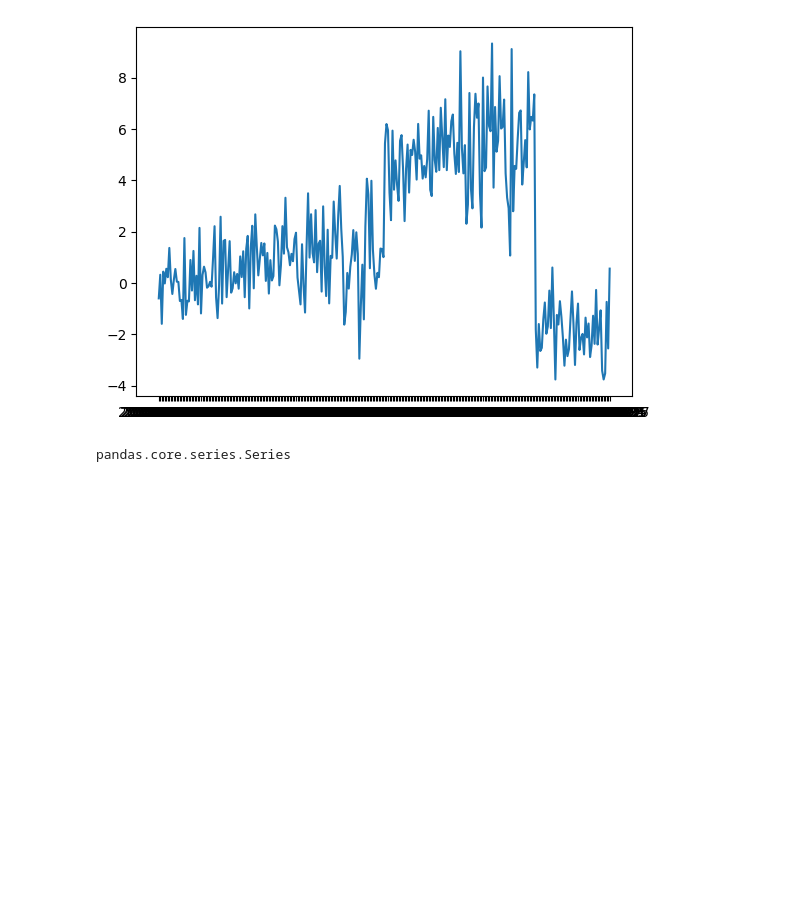
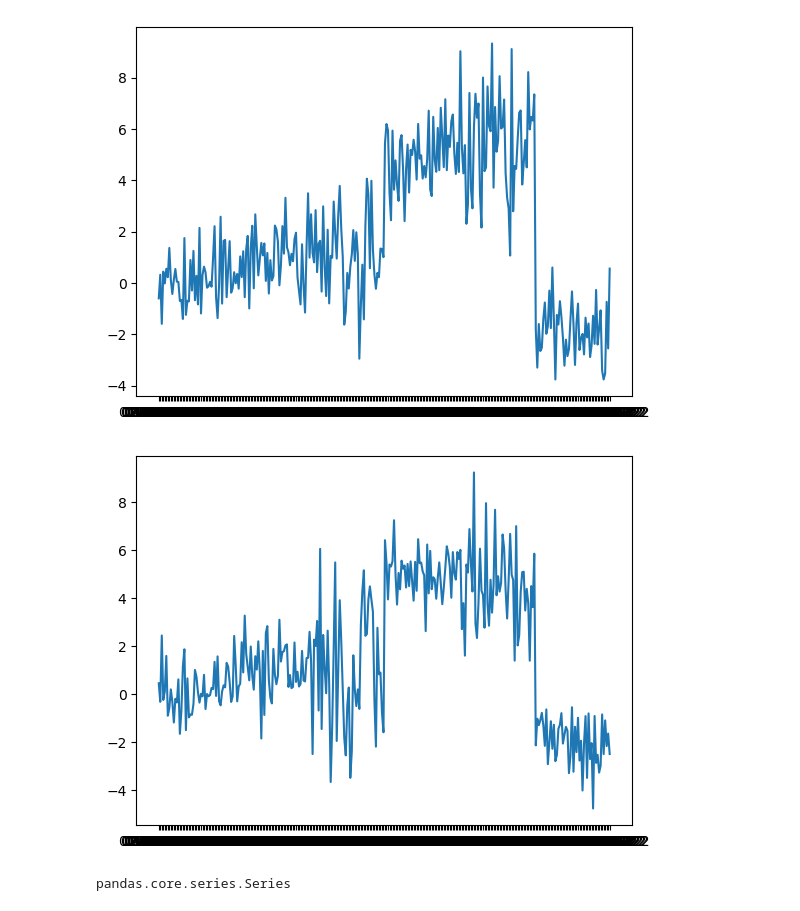
Before and after one commit to transferwise/tw-experimentation, a Jupyter notebook: lse_working_notebooks/CUSUM_Implementation.ipynb, the cells around one changed output. Cells and saved outputs as stored; diff of their text form; code cells hidden in the pictures; blank space fills up the shorter version.

```diff
--- a/lse_working_notebooks/CUSUM_Implementation.ipynb
+++ b/lse_working_notebooks/CUSUM_Implementation.ipynb
@@ -37,4 +36,9 @@ plt.plot(a['date'], a['value'])
 plt.show()
 # %% [output]
 [figure]
+# %%
+plt.plot(a['date'], a['value2'])
+plt.show()
+# %% [output]
+[figure, added]
 # %%
```
Also changed, not shown: parts of 10 cells of this notebook.
